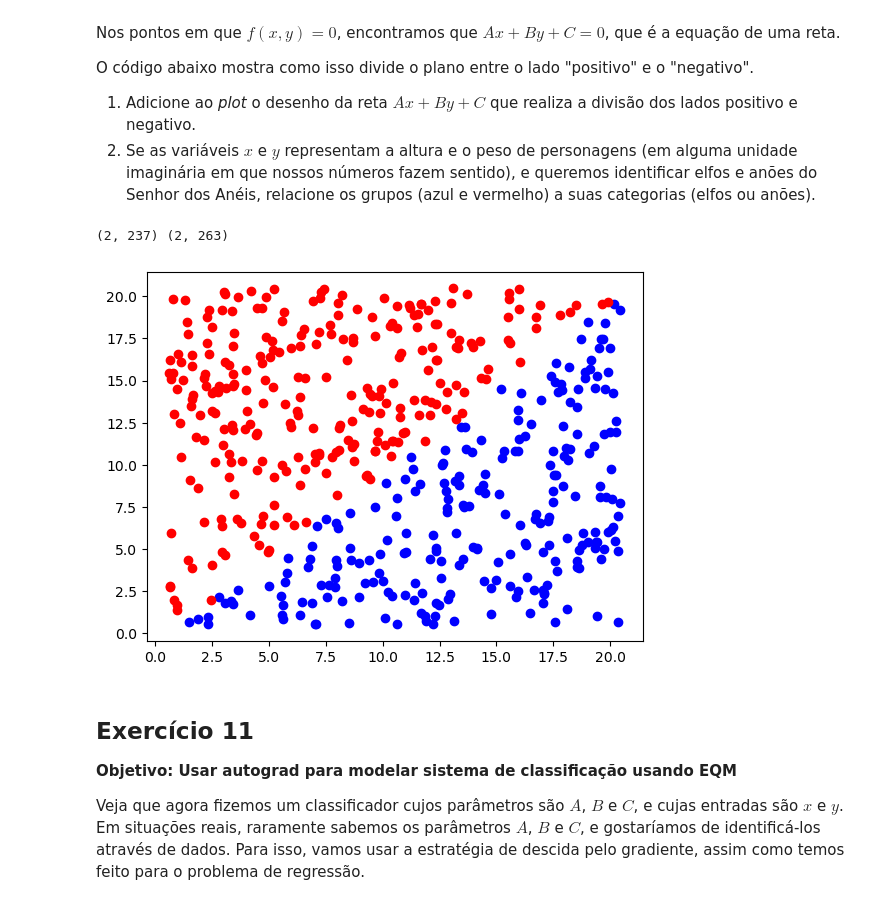
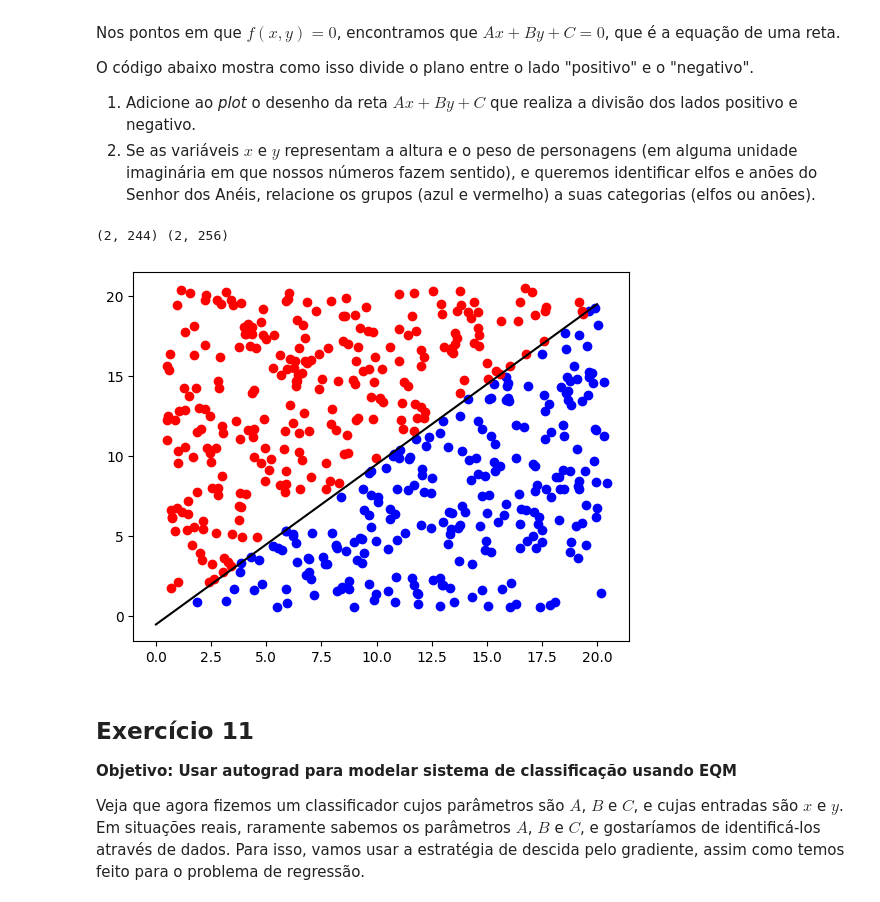
Before and after one commit to liviatanaka/alglin-alunos, a Jupyter notebook: 06-regressao_classificacao.ipynb, the cells around one changed output. Saved outputs shown, nothing was run; the diff lists cells and outputs as text; code cells hidden in the pictures.

```diff
--- a/06-regressao_classificacao.ipynb
+++ b/06-regressao_classificacao.ipynb
@@ -428,24 +541,29 @@ O código abaixo mostra como isso divide o plano entre o lado "positivo" e o "ne
 # %%
 import matplotlib.pyplot as plt
 import numpy as np
 
+#
+
 A = 1.0
 B = -1.0
 C = -0.5
+x = np.linspace(0, 20, 10)
+y = (-A/B) * x - (C/B)
 
 pontos = np.random.random( (2,500) )*20+.5
 funcao = A*pontos[0,:] + B*pontos[1,:] + C
 
 pontos_pos = pontos[:, funcao > 0]
 pontos_neg = pontos[:, funcao < 0]
 print(pontos_pos.shape, pontos_neg.shape)
 plt.figure()
 plt.scatter(pontos_pos[0,:], pontos_pos[1,:], c='b')
 plt.scatter(pontos_neg[0,:], pontos_neg[1,:], c='r')
+plt.plot(x,y, c='black')
 plt.show()
 # %% [output]
-(2, 237) (2, 263)
+(2, 244) (2, 256)
-[figure, old version]
+[figure, new version]
 # %% [markdown]
 ## Exercício 11
 **Objetivo: Usar autograd para modelar sistema de classificação usando EQM**
```
Also changed, not shown: parts of 20 cells of this notebook.
